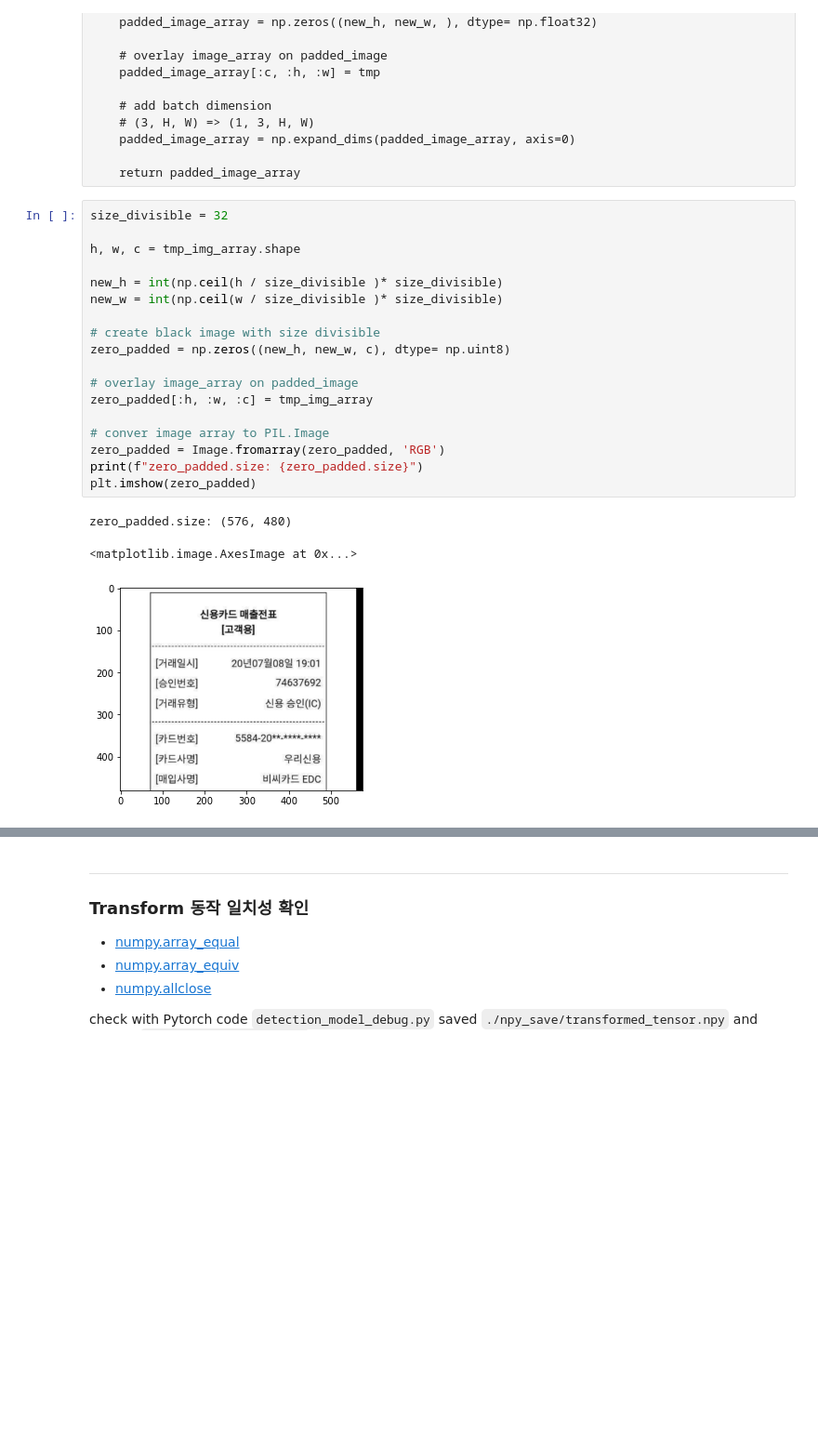
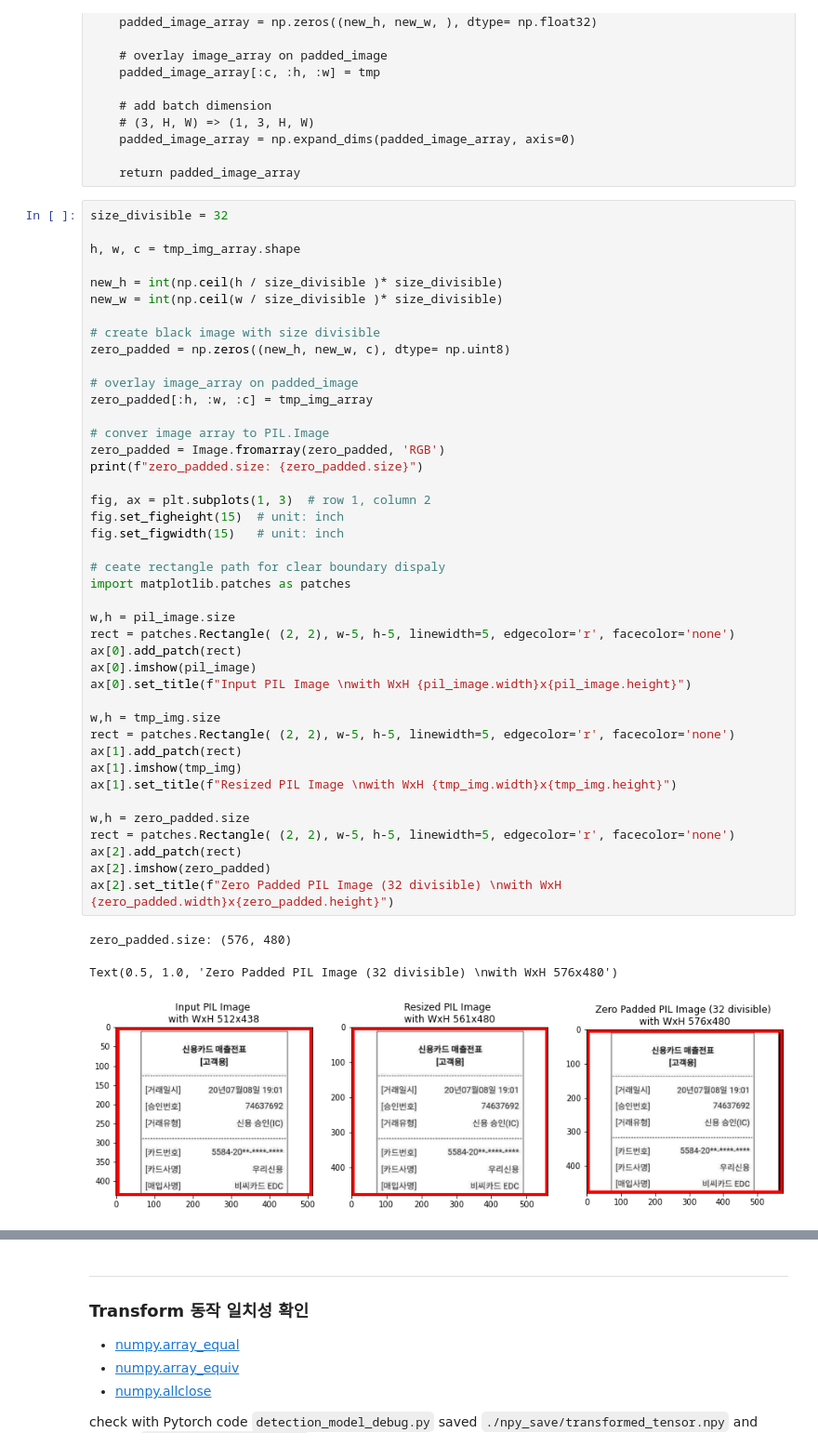
Before and after one commit to hongsoog/lomin_in_pycaffe, a Jupyter notebook: caffe_detection_v2_model.ipynb, the cells around one changed output, grey strips where cells are left out. Shown at 93% size. Drawn from its saved outputs; the diff is of its cells as text; blank space fills up the shorter version.

```diff
--- a/caffe_detection_v2_model.ipynb
+++ b/caffe_detection_v2_model.ipynb
@@ -493,22 +514,46 @@ def zero_padding(image_array, size_divisible = 32):
 # %%
 size_divisible = 32
 
 h, w, c = tmp_img_array.shape
 
 new_h = int(np.ceil(h / size_divisible )* size_divisible)
 new_w = int(np.ceil(w / size_divisible )* size_divisible)
 
 # create black image with size divisible
 zero_padded = np.zeros((new_h, new_w, c), dtype= np.uint8)
 
 # overlay image_array on padded_image
 zero_padded[:h, :w, :c] = tmp_img_array
 
 # conver image array to PIL.Image
 zero_padded = Image.fromarray(zero_padded, 'RGB')
 print(f"zero_padded.size: {zero_padded.size}")
-plt.imshow(zero_padded)
+
+fig, ax = plt.subplots(1, 3)  # row 1, column 2
+fig.set_figheight(15)  # unit: inch
+fig.set_figwidth(15)   # unit: inch
+
+# ceate rectangle path for clear boundary dispaly
+import matplotlib.patches as patches
+
+w,h = pil_image.size
+rect = patches.Rectangle( (2, 2), w-5, h-5, linewidth=5, edgecolor='r', facecolor='none')
+ax[0].add_patch(rect)
+ax[0].imshow(pil_image)
+ax[0].set_title(f"Input PIL Image \nwith WxH {pil_image.width}x{pil_image.height}")
+
+w,h = tmp_img.size
+rect = patches.Rectangle( (2, 2), w-5, h-5, linewidth=5, edgecolor='r', facecolor='none')
+ax[1].add_patch(rect)
+ax[1].imshow(tmp_img)
+ax[1].set_title(f"Resized PIL Image \nwith WxH {tmp_img.width}x{tmp_img.height}")
+
+w,h = zero_padded.size
+rect = patches.Rectangle( (2, 2), w-5, h-5, linewidth=5, edgecolor='r', facecolor='none')
+ax[2].add_patch(rect)
+ax[2].imshow(zero_padded)
+ax[2].set_title(f"Zero Padded PIL Image (32 divisible) \nwith WxH {zero_padded.width}x{zero_padded.height}")
 # %% [output]
 zero_padded.size: (576, 480)
-<matplotlib.image.AxesImage at 0x...>
+Text(0.5, 1.0, 'Zero Padded PIL Image (32 divisible) \nwith WxH 576x480')
-[figure, old version]
+[figure, new version]
```
Also changed, not shown: parts of 117 cells of this notebook, 36 other files.
